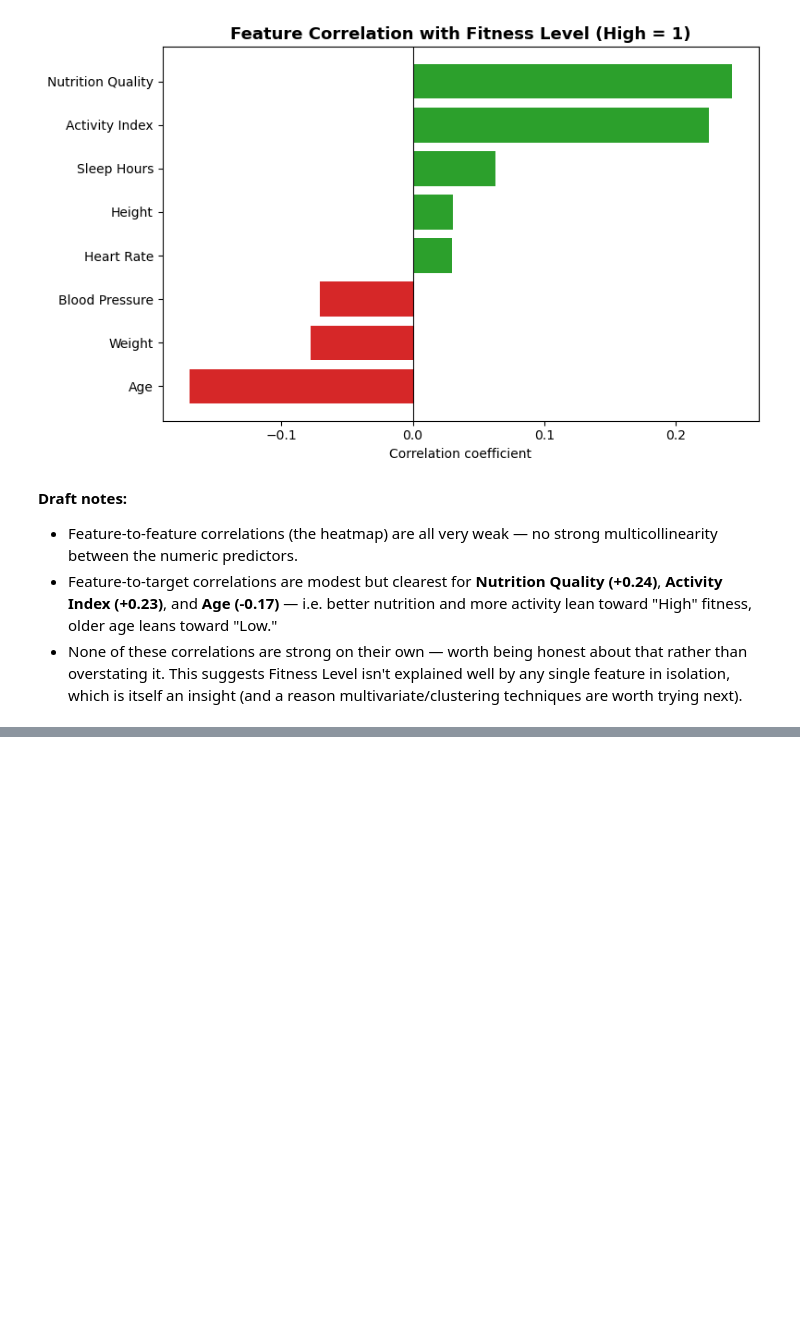
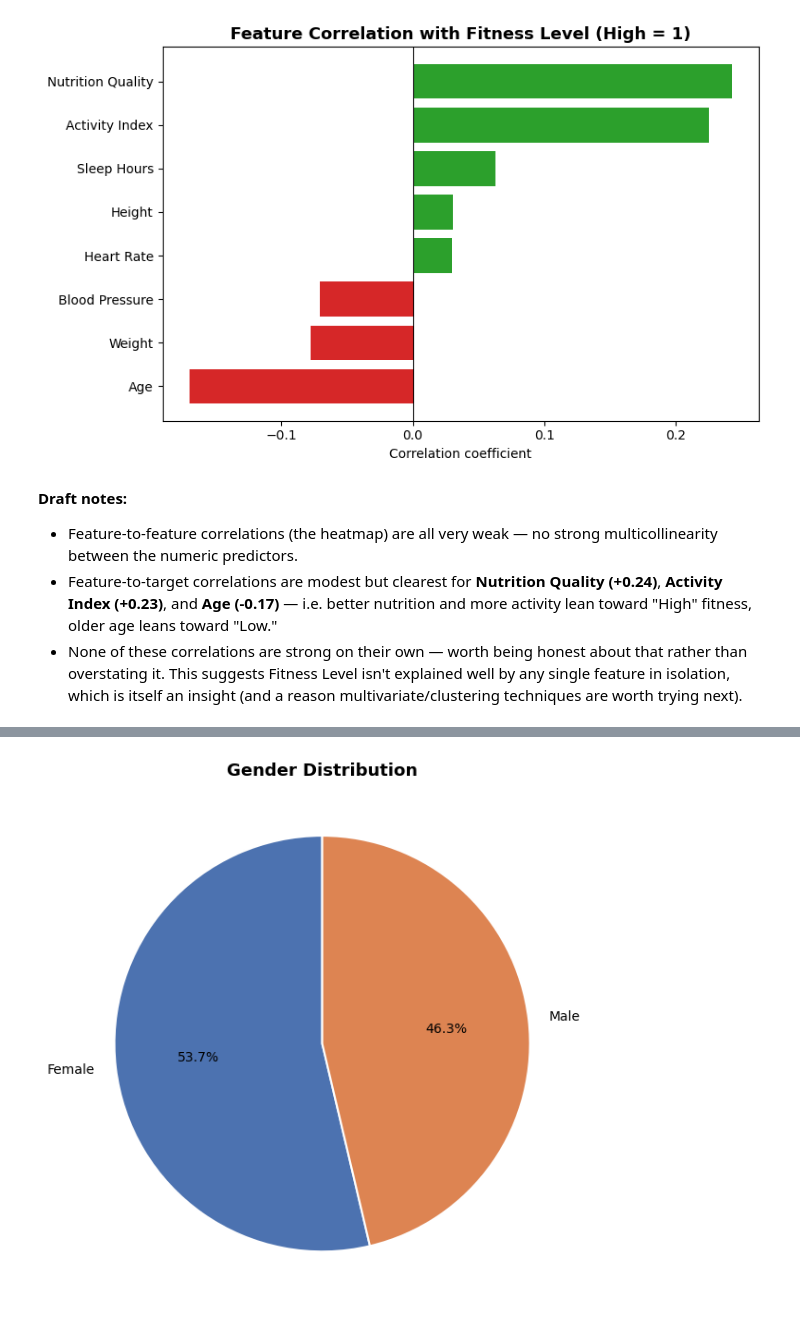
Before and after one commit to DrinJKPI/Machine-Learning-Assignments, a Jupyter notebook: ml_cwk_1_resub.ipynb, the cells around one changed output, grey strips where cells are left out. Saved outputs shown, nothing was run; the diff lists cells and outputs as text; code cells hidden in the pictures; blank space fills up the shorter version.

```diff
--- a/ml_cwk_1_resub.ipynb
+++ b/ml_cwk_1_resub.ipynb
@@ -298,0 +309,12 @@ plt.show()
+# %%
+gender_counts = df_clean['Gender'].value_counts()
+
+plt.figure(figsize=(6, 6))
+colors = ['#4C72B0', '#DD8452']
+plt.pie(gender_counts.values, labels=gender_counts.index, autopct='%1.1f%%',
+        colors=colors, startangle=90, wedgeprops={'edgecolor': 'white', 'linewidth': 1.5})
+plt.title('Gender Distribution', fontsize=13, fontweight='bold')
+plt.tight_layout()
+plt.show()
+# %% [output]
+[figure, added]
```
Also changed, not shown: parts of 5 cells of this notebook, 1 other file.
